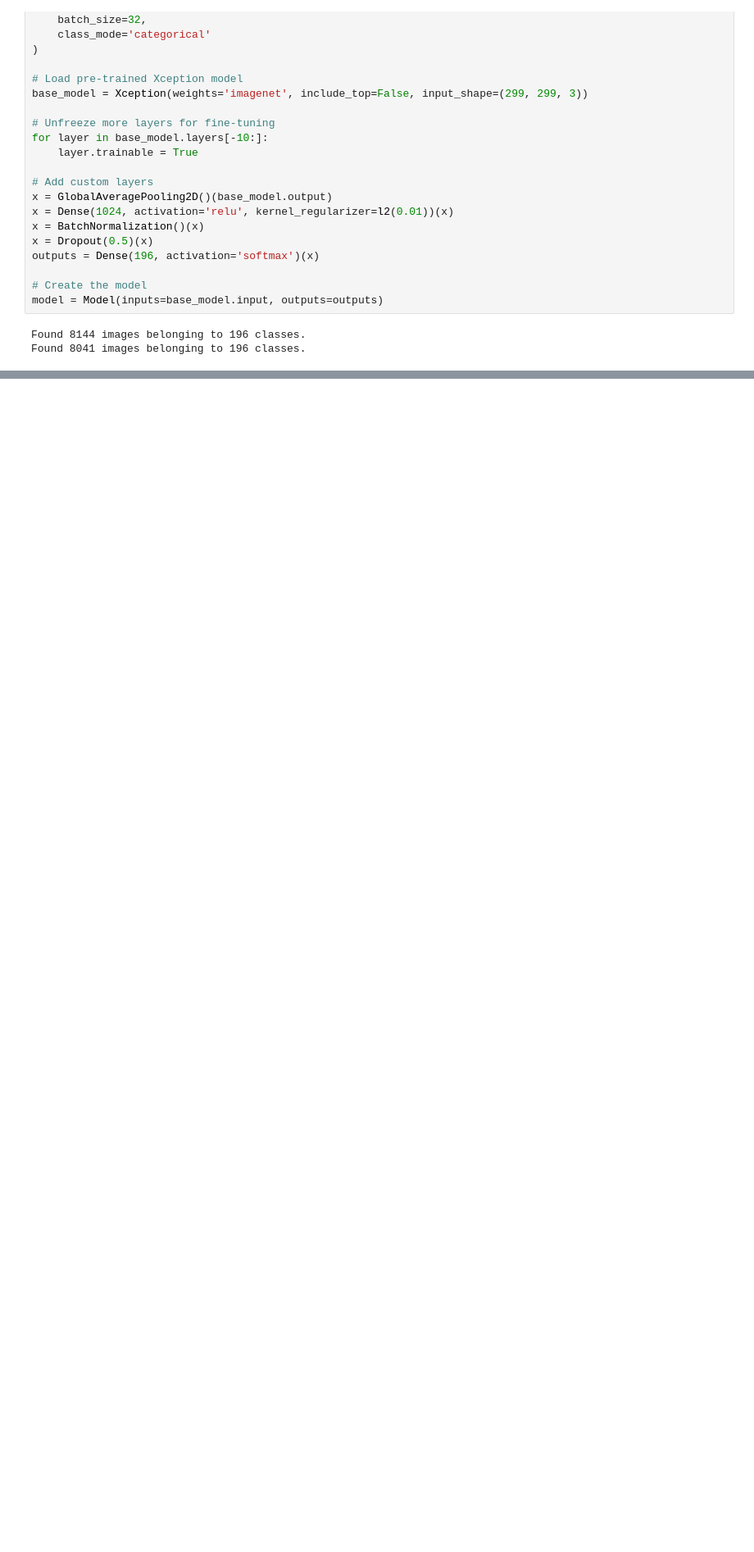
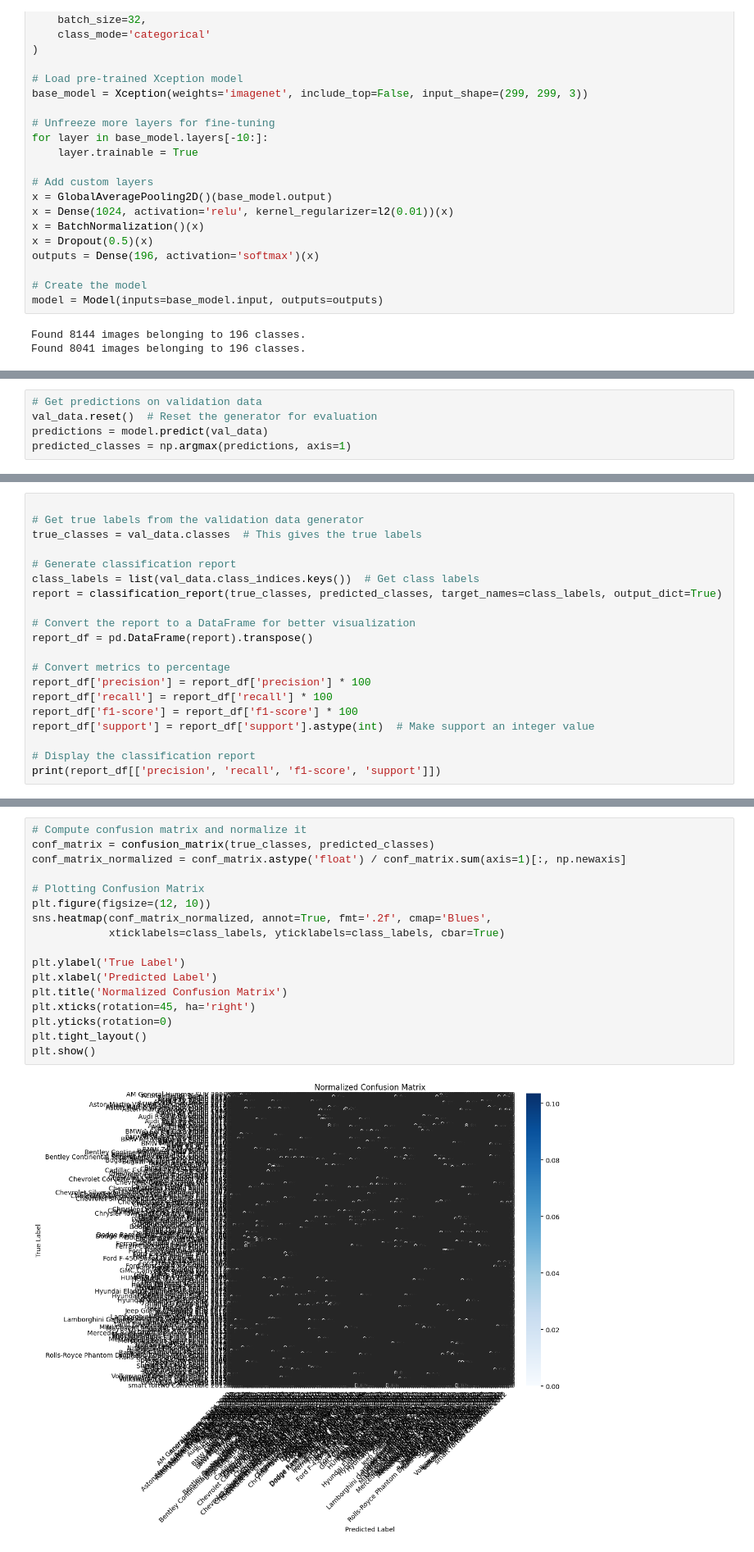
Before and after one commit to mohamedhanfi/Car-Type-Classification, a Jupyter notebook: Xception.ipynb, the cells around one changed output, grey strips where cells are left out. Shown at 82% size. Drawn from its saved outputs; the diff is of its cells as text; blank space fills up the shorter version.

```diff
--- a/Xception.ipynb
+++ b/Xception.ipynb
@@ -164,0 +179,5 @@ Epoch 10/10
+# %%
+# Get predictions on validation data
+val_data.reset()  # Reset the generator for evaluation
+predictions = model.predict(val_data)
+predicted_classes = np.argmax(predictions, axis=1)
@@ -164,0 +186,20 @@ Epoch 10/10
+# %%
+
+# Get true labels from the validation data generator
+true_classes = val_data.classes  # This gives the true labels
+
+# Generate classification report
+class_labels = list(val_data.class_indices.keys())  # Get class labels
+report = classification_report(true_classes, predicted_classes, target_names=class_labels, output_dict=True)
+
+# Convert the report to a DataFrame for better visualization
+report_df = pd.DataFrame(report).transpose()
+
+# Convert metrics to percentage
+report_df['precision'] = report_df['precision'] * 100
+report_df['recall'] = report_df['recall'] * 100
+report_df['f1-score'] = report_df['f1-score'] * 100
+report_df['support'] = report_df['support'].astype(int)  # Make support an integer value
+
+# Display the classification report
+print(report_df[['precision', 'recall', 'f1-score', 'support']])
@@ -164,0 +221,19 @@ Epoch 10/10
+# %%
+# Compute confusion matrix and normalize it
+conf_matrix = confusion_matrix(true_classes, predicted_classes)
+conf_matrix_normalized = conf_matrix.astype('float') / conf_matrix.sum(axis=1)[:, np.newaxis]
+
+# Plotting Confusion Matrix
+plt.figure(figsize=(12, 10))
+sns.heatmap(conf_matrix_normalized, annot=True, fmt='.2f', cmap='Blues',
+            xticklabels=class_labels, yticklabels=class_labels, cbar=True)
+
+plt.ylabel('True Label')
+plt.xlabel('Predicted Label')
+plt.title('Normalized Confusion Matrix')
+plt.xticks(rotation=45, ha='right')
+plt.yticks(rotation=0)
+plt.tight_layout()
+plt.show()
+# %% [output]
+[figure, added]
```
Also changed, not shown: parts of 19 cells of this notebook.
